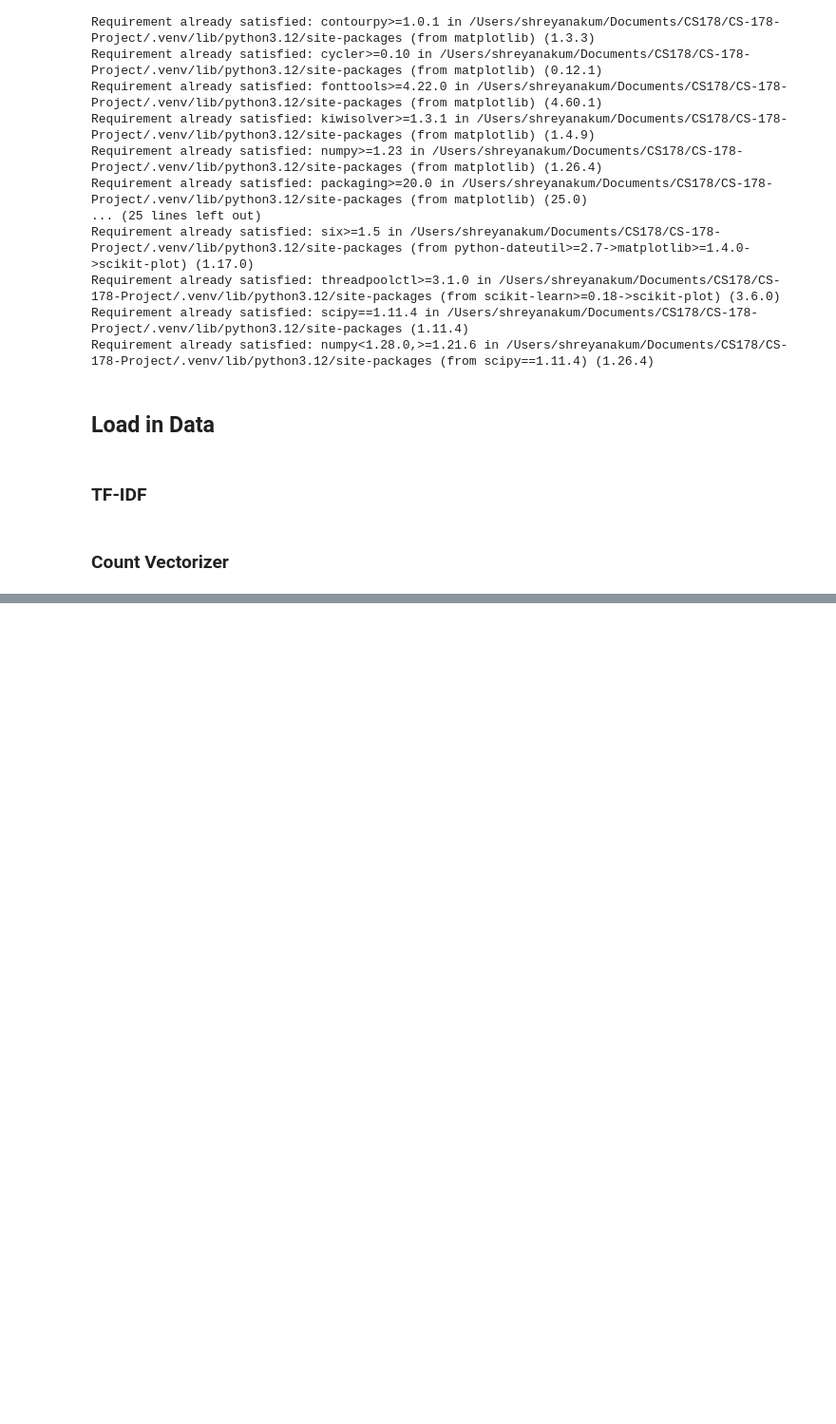
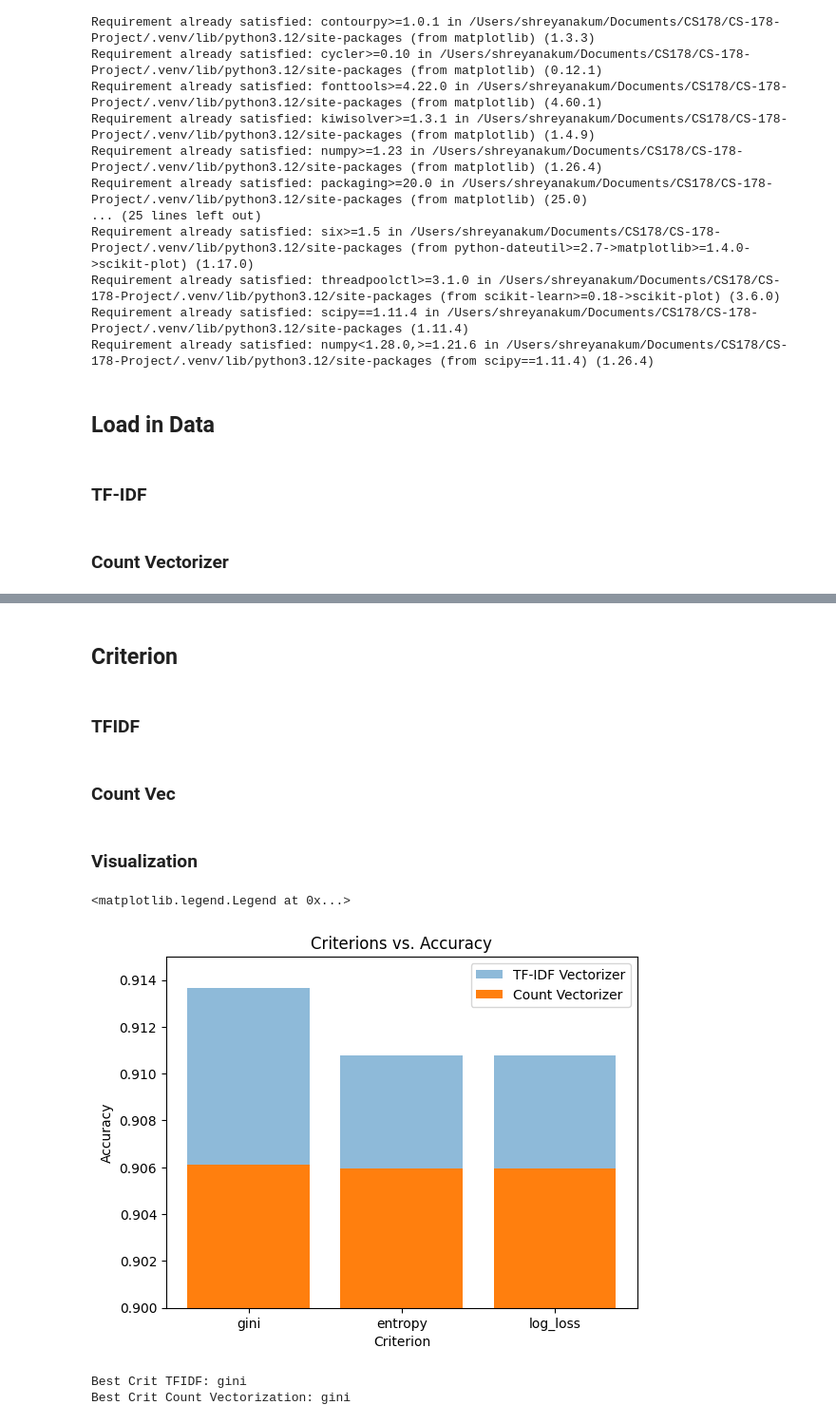
Before and after one commit to sn82978/CS-178-Project, a Jupyter notebook: 3.MoreComplex/DecisionTree/dt.ipynb, the cells around one changed output, grey strips where cells are left out. Shown: that part at 95% size. Drawn from its saved outputs; the diff is of its cells as text; code cells hidden in the pictures; blank space fills up the shorter version.

```diff
--- a/3.MoreComplex/DecisionTree/dt.ipynb
+++ b/3.MoreComplex/DecisionTree/dt.ipynb
@@ -122,0 +215,49 @@ plt.show()
+# %% [markdown]
+## Criterion
+# %%
+crits = ['gini', 'entropy', 'log_loss']
+# %% [markdown]
+### TFIDF
+# %%
+acc_tfidfs = []
+preds_tfidfs = {'gini': None, 'entropy': None, 'log_loss': None}
+for crit in crits:
+    dt_tfidf = DecisionTreeClassifier(max_depth=15, random_state=42, min_samples_leaf=2, criterion=crit)
+    dt_tfidf.fit(tfidf_data['X_train'], tfidf_data['y_train'])
+    pred_tfidf = dt_tfidf.predict(tfidf_data['X_test'])
+    preds_tfidfs[crit] = pred_tfidf
+    acc_tfidf = accuracy_score(tfidf_data['y_test'], pred_tfidf)
+    acc_tfidfs.append(acc_tfidf)
+# %% [markdown]
+### Count Vec
+# %%
+acc_counts = []
+preds_counts = {'gini': None, 'entropy': None, 'log_loss': None}
+for crit in crits:
+    dt_count = DecisionTreeClassifier(max_depth=3, random_state=42, min_samples_leaf=40, criterion=crit)
+    dt_count.fit(count_data['X_train'], count_data['y_train'])
+    pred_count = dt_count.predict(count_data['X_test'])
+    preds_counts[crit] = pred_count
+    acc_count = accuracy_score(count_data['y_test'], pred_count)
+    acc_counts.append(acc_count)
+# %% [markdown]
+### Visualization
+# %%
+plt.bar(crits, acc_tfidfs, label='TF-IDF Vectorizer', alpha=0.5)
+plt.bar(crits, acc_counts, label='Count Vectorizer', alpha=1.0)
+plt.title("Criterions vs. Accuracy")
+plt.xlabel("Criterion")
+plt.ylabel("Accuracy")
+plt.ylim(0.9,0.915)
+plt.legend()
+# %% [output]
+<matplotlib.legend.Legend at 0x...>
+[figure, added]
+# %%
+best_crit_tfidf = crits[np.argmax(acc_tfidfs)]
+best_crit_count = crits[np.argmax(acc_counts)]
+print(f"Best Crit TFIDF: {best_crit_tfidf}")
+print(f"Best Crit Count Vectorization: {best_crit_count}")
+# %% [output]
+Best Crit TFIDF: gini
+Best Crit Count Vectorization: gini
```
Also changed, not shown: parts of 26 cells of this notebook.
